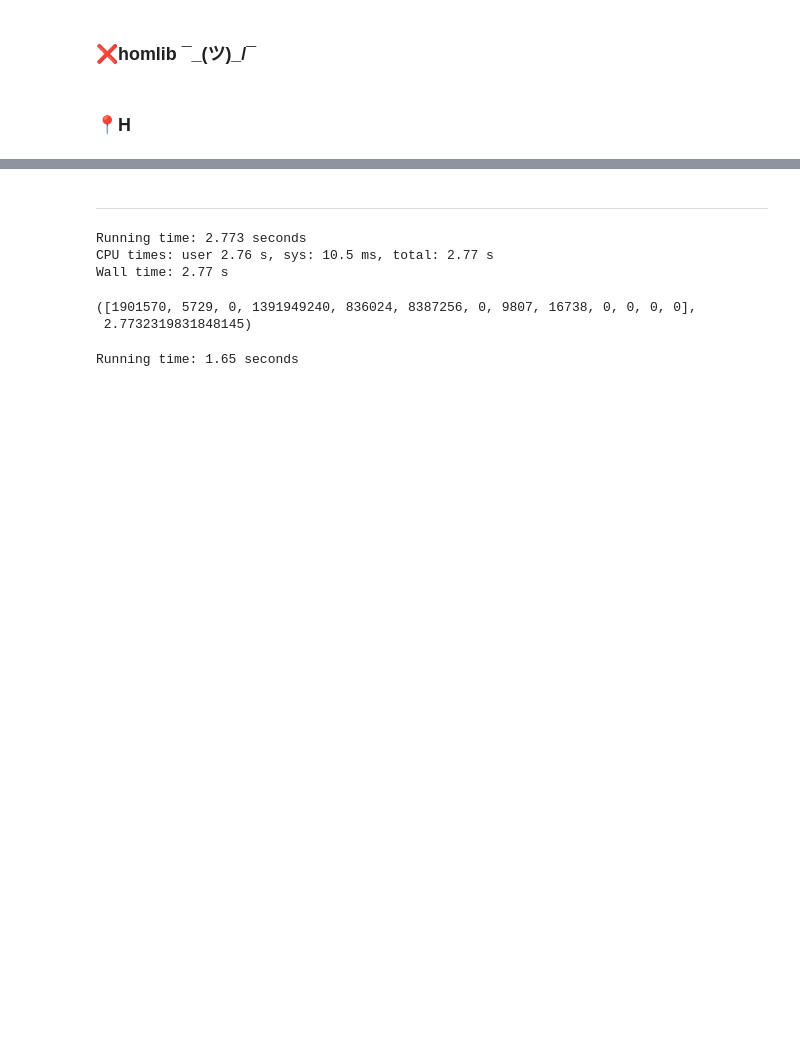
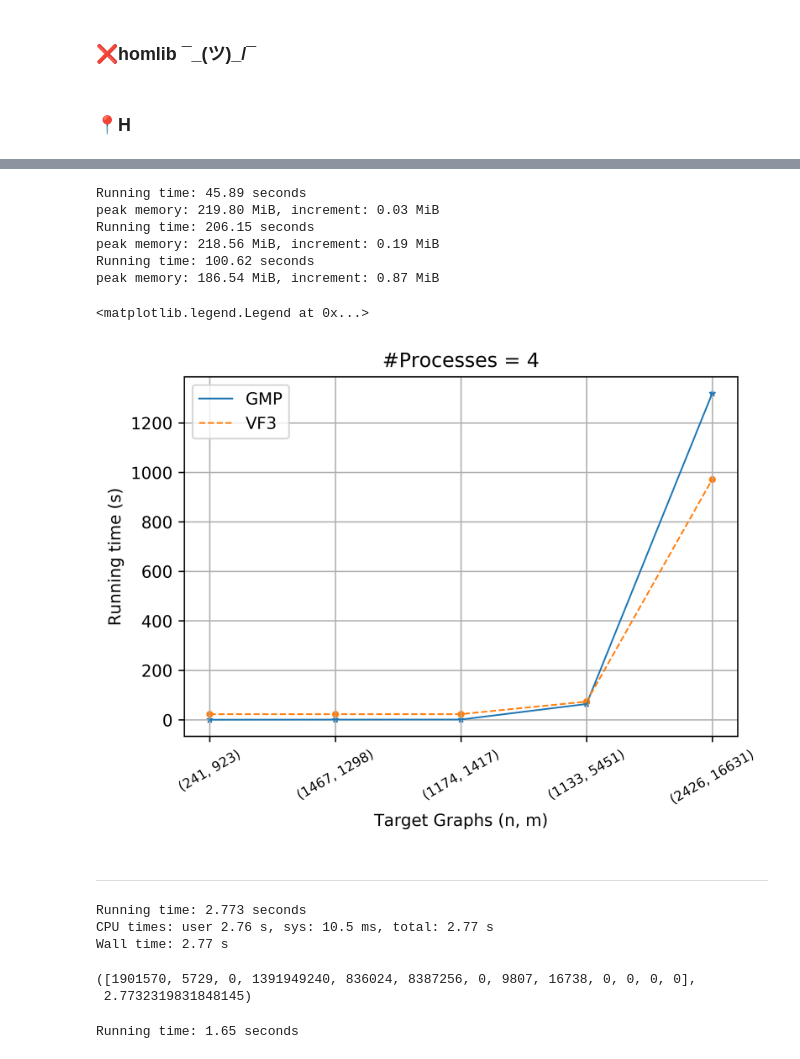
Before and after one commit to Padfoot-Luna/GraphMotifParameters, a Jupyter notebook: homsearch_master/experiments.ipynb, the cells around one changed output, grey strips where cells are left out. Cells and saved outputs as stored; diff of their text form; code cells hidden in the pictures; blank space fills up the shorter version.

```diff
--- a/homsearch_master/experiments.ipynb
+++ b/homsearch_master/experiments.ipynb
@@ -137,3 +240,51 @@ gt.graph_draw(G_gt, edge_color="black")
+# %%
+### VF2_gt
+t_VF2_multiprocess_gt = []
+for G in G_list:
+    try:
+        %memit t = VF_2_multiprocess_gt(motifs_1, G)[1]
+    except func_timeout.exceptions.FunctionTimedOut:
+        t = 'times out'
+    t_VF2_multiprocess_gt.append(t)
+print(t_VF2_multiprocess_gt)
+# %% [output]
+Running time: 45.89 seconds
+peak memory: 219.80 MiB, increment: 0.03 MiB
+Running time: 206.15 seconds
+peak memory: 218.56 MiB, increment: 0.19 MiB
+Running time: 100.62 seconds
+peak memory: 186.54 MiB, increment: 0.87 MiB
+# %%
+# motifs_1 + realworld
+t_GMP_multiprocess = [0.22563505172729492, 0.7447900772094727, 0.9525508880615234, 63.96747326850891, 1318.848786830902]
+t_VF3_multiprocess = [22.64578080177307, 22.769484043121338, 22.823588132858276, 73.61079239845276, 971.4612128734589]
+t_VF3_multiprocess = timeout_check(t_VF3_multiprocess, 1800)
+plt.figure(dpi=600)
+plt.title('#Processes = 4')
+x = np.arange(len(G_list))
+ax = plt.gca()
+ax.set_xlabel('Target Graphs (n, m)')
+plt.xticks(rotation=30, ha='right')
+plt.setp(ax, xticks=x, xticklabels=['({}, {})'.format(nx.number_of_nodes(g), nx.number_of_edges(g)) for g in G_list])
+plt.setp(ax.get_xticklabels(), fontsize=8, horizontalalignment="center")
+ax.set_ylabel('Running time (s)')
+# ax.set_ylim([-1,4])
+# y_list = range(-1, 4)
+# plt.setp(ax, yticks=y_list, yticklabels=[10**y for y in y_list])
+# plt.setp(ax.get_yticklabels(), fontsize=8)
+# ax.plot(x, np.log10(t_GMP_multiprocess), label='GMP', linewidth=1.0)
+# ax.scatter(x, np.log10(t_GMP_multiprocess), marker='*', s=10)
+# ax.plot(x, np.log10(t_VF3_multiprocess), '--', label='VF3', linewidth=1.0)
+# ax.scatter(x, np.log10(t_VF3_multiprocess), marker='o', s=10)
+ax.plot(x, t_GMP_multiprocess, label='GMP', linewidth=1.0)
+ax.scatter(x, t_GMP_multiprocess, marker='*', s=10)
+ax.plot(x, t_VF3_multiprocess, '--', label='VF3', linewidth=1.0)
+ax.scatter(x, t_VF3_multiprocess, marker='o', s=10)
+ax.grid()
+ax.legend(loc='best')
+# %% [output]
+<matplotlib.legend.Legend at 0x...>
+[figure, added]
 # %% [markdown]
 ---
 # %%
```
Also changed, not shown: parts of 30 cells of this notebook, 24 other files.
